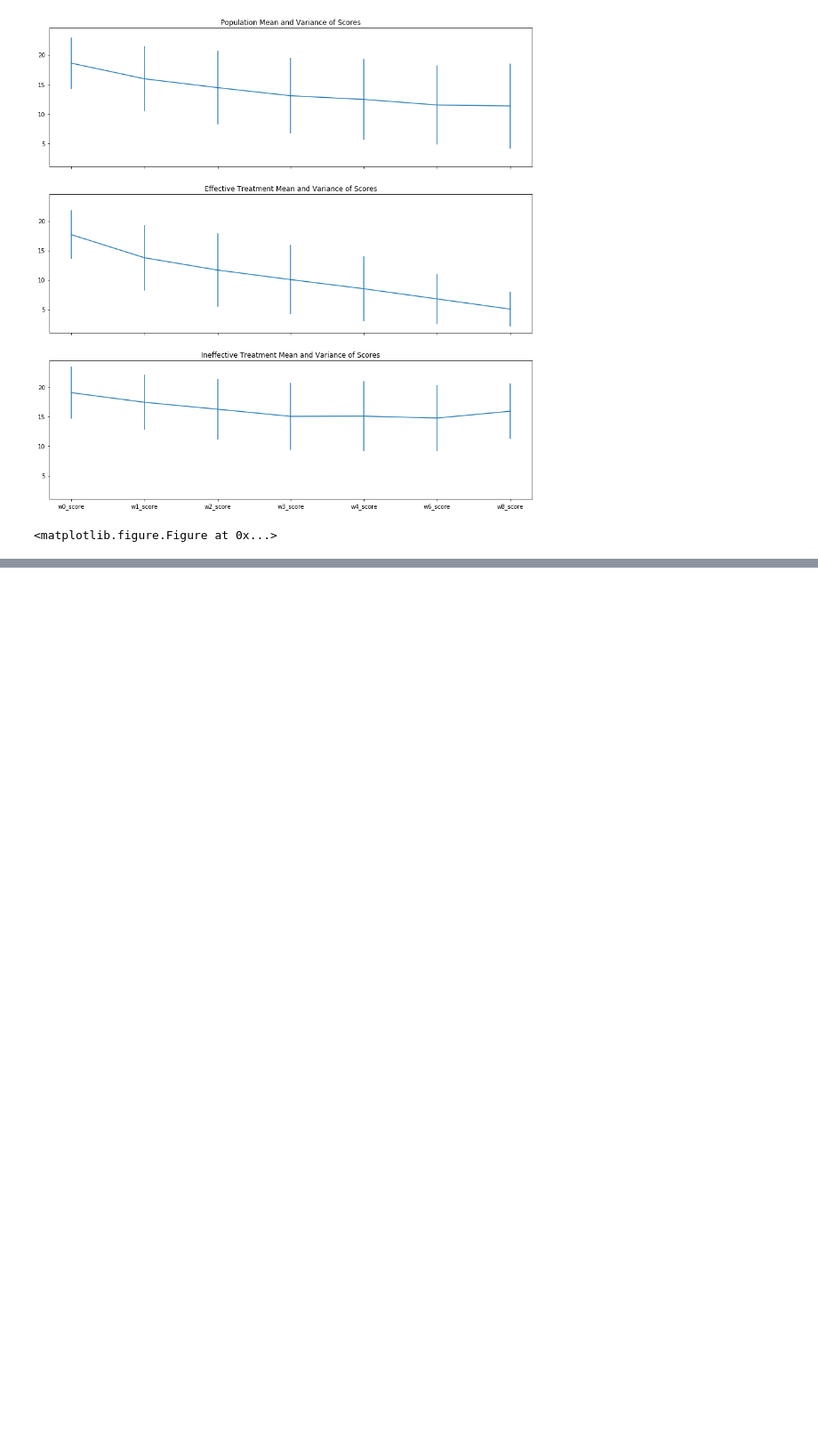
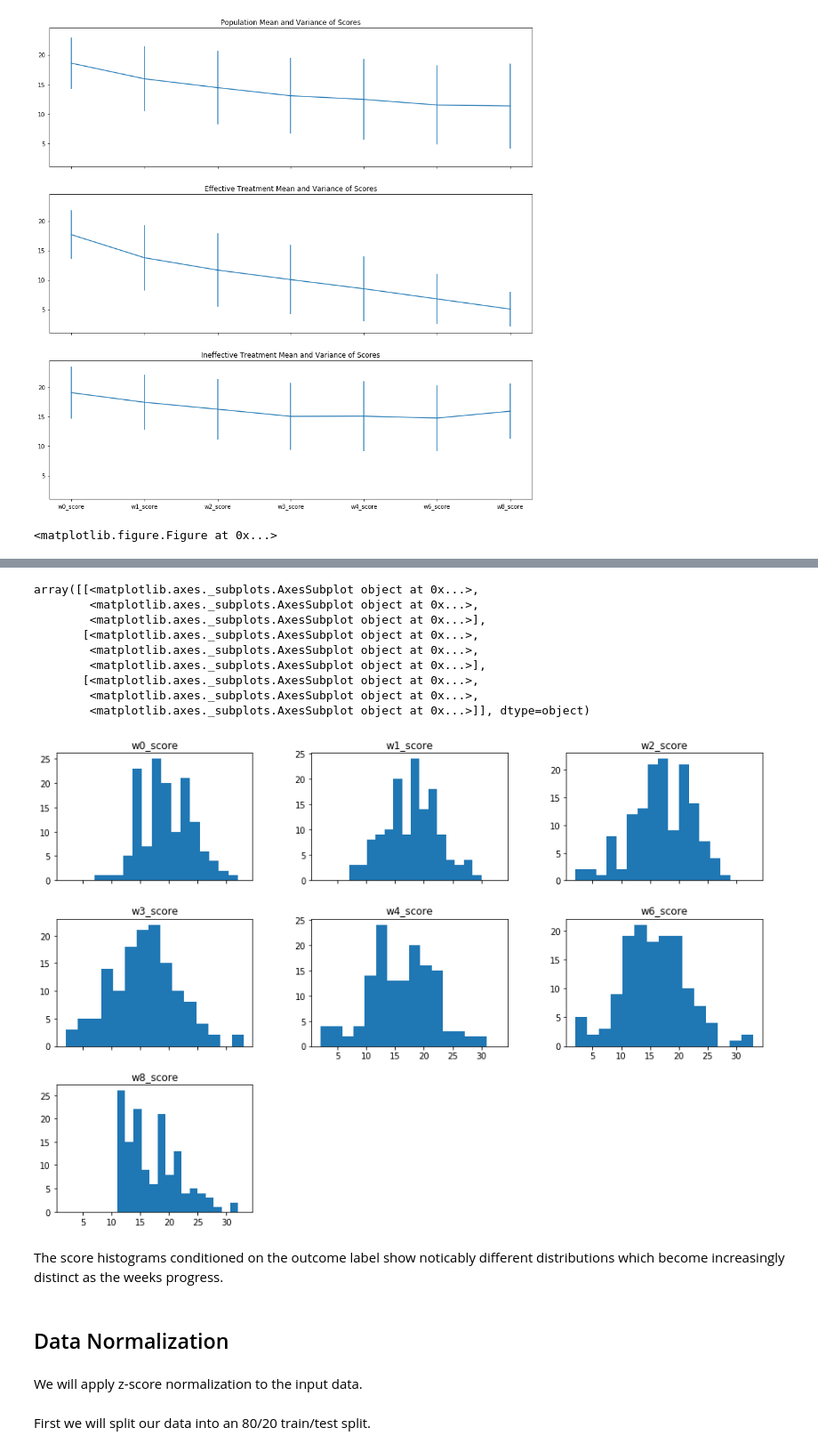
Before and after one commit to moduIo/Clinical-Depression-Study, a Jupyter notebook: main.ipynb, the cells around one changed output, grey strips where cells are left out. Shown at 89% size. Saved outputs shown, nothing was run; the diff lists cells and outputs as text; code cells hidden in the pictures; blank space fills up the shorter version.

```diff
--- a/main.ipynb
+++ b/main.ipynb
@@ -208,0 +229,19 @@ Text(0.5,1,u'Ineffective Treatment Mean and Variance of Scores')
+# %%
+interpolated_data.loc[interpolated_data['label'] == 0].hist(column=first_trial_scores, grid=False, figsize=(15,10), sharex=True, bins=15)
+# %% [output]
+array([[<matplotlib.axes._subplots.AxesSubplot object at 0x...>,
+        <matplotlib.axes._subplots.AxesSubplot object at 0x...>,
+        <matplotlib.axes._subplots.AxesSubplot object at 0x...>],
+       [<matplotlib.axes._subplots.AxesSubplot object at 0x...>,
+        <matplotlib.axes._subplots.AxesSubplot object at 0x...>,
+        <matplotlib.axes._subplots.AxesSubplot object at 0x...>],
+       [<matplotlib.axes._subplots.AxesSubplot object at 0x...>,
+        <matplotlib.axes._subplots.AxesSubplot object at 0x...>,
+        <matplotlib.axes._subplots.AxesSubplot object at 0x...>]], dtype=object)
+[figure, added]
+# %% [markdown]
+The score histograms conditioned on the outcome label show noticably different distributions which become increasingly distinct as the weeks progress.
+# %% [markdown]
+## Data Normalization
+# %% [markdown]
+We will apply z-score normalization to the input data.
@@ -208,0 +252,2 @@ Text(0.5,1,u'Ineffective Treatment Mean and Variance of Scores')
+# %% [markdown]
+First we will split our data into an 80/20 train/test split.
```
Also changed, not shown: parts of 10 cells of this notebook.
